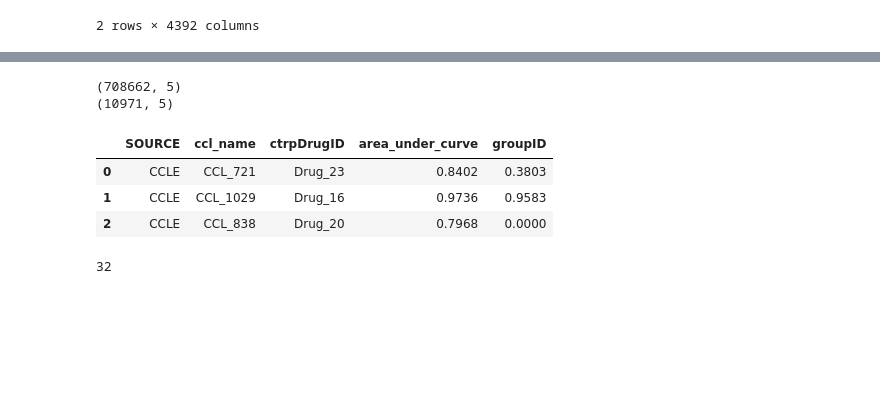
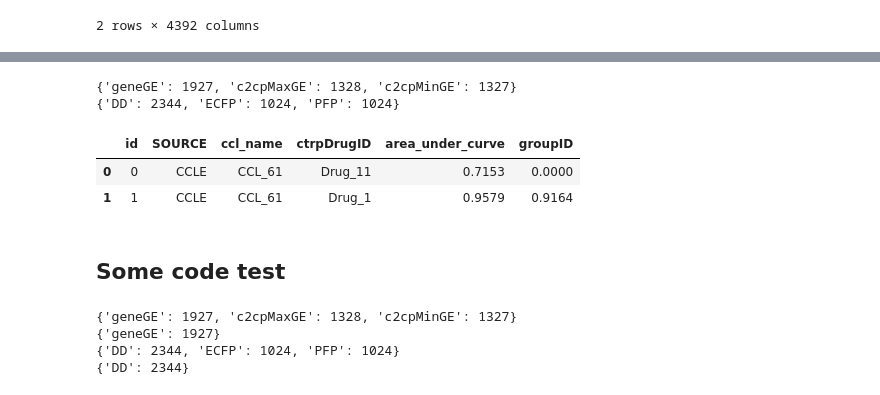
Before and after one commit to adpartin/pilot1, a Jupyter notebook: apps/trns_lrn/data_load_yitan.ipynb, the cells around one changed output, grey strips where cells are left out. Cells and saved outputs as stored; diff of their text form; code cells hidden in the pictures; blank space fills up the shorter version.

```diff
--- a/apps/trns_lrn/data_load_yitan.ipynb
+++ b/apps/trns_lrn/data_load_yitan.ipynb
@@ -97,20 +69,0 @@ tr_sz/sz
-# %%
-print(res.shape)
-res = res[ res['SOURCE'].isin([src]) ]
-res = res.sample(frac=1.0, random_state=42).reset_index(drop=True)
-print(res.shape)
-# %% [output]
-(708662, 5)
-(10971, 5)
-# %%
-res[:3]
-# %% [output]
-|  | SOURCE | ccl_name | ctrpDrugID | area_under_curve | groupID |
-| 0 | CCLE | CCL_721 | Drug_23 | 0.8402 | 0.3803 |
-| 1 | CCLE | CCL_1029 | Drug_16 | 0.9736 | 0.9583 |
-| 2 | CCLE | CCL_838 | Drug_20 | 0.7968 | 0.0000 |
-# %%
-res_b = res[:32]
-len(res_b.ccl_name.unique())
-# %% [output]
-32
@@ -116,0 +84,6 @@ len(res_b.ccl_name.unique())
+# %%
+gen_dct = cnt_feas(genomics, sep='_')
+drg_dct = cnt_feas(drug, sep='_')
+# %% [output]
+{'geneGE': 1927, 'c2cpMaxGE': 1328, 'c2cpMinGE': 1327}
+{'DD': 2344, 'ECFP': 1024, 'PFP': 1024}
@@ -116,0 +94,8 @@ len(res_b.ccl_name.unique())
+# %%
+res = res.reset_index()
+res = res.rename(columns={'index': 'id'})
+res[:2]
+# %% [output]
+|  | id | SOURCE | ccl_name | ctrpDrugID | area_under_curve | groupID |
+| 0 | 0 | CCLE | CCL_61 | Drug_11 | 0.7153 | 0.0000 |
+| 1 | 1 | CCLE | CCL_61 | Drug_1 | 0.9579 | 0.9164 |
@@ -116,0 +107,2 @@ len(res_b.ccl_name.unique())
+# %% [markdown]
+## Some code test
@@ -117 +113,18 @@ len(res_b.ccl_name.unique())
+# %%
+# Extract specific features
+gen_fea_list = ['geneGE']
+drg_fea_list = ['DD']
+
+cnt_feas(gen_, sep='_', verbose=True);
+gen_ = extract_subset_fea(df=gen_, fea_list=gen_fea_list, fea_sep='_')
+cnt_feas(gen_, sep='_', verbose=True);
+
+cnt_feas(drg_, sep='_', verbose=True);
+drg_ = extract_subset_fea(df=drg, fea_list=drg_fea_list, fea_sep='_')
+cnt_feas(drg_, sep='_', verbose=True);
+# %% [output]
+{'geneGE': 1927, 'c2cpMaxGE': 1328, 'c2cpMinGE': 1327}
+{'geneGE': 1927}
+{'DD': 2344, 'ECFP': 1024, 'PFP': 1024}
+{'DD': 2344}
 # %%
```
Also changed, not shown: parts of 33 cells of this notebook, 9 other files.
